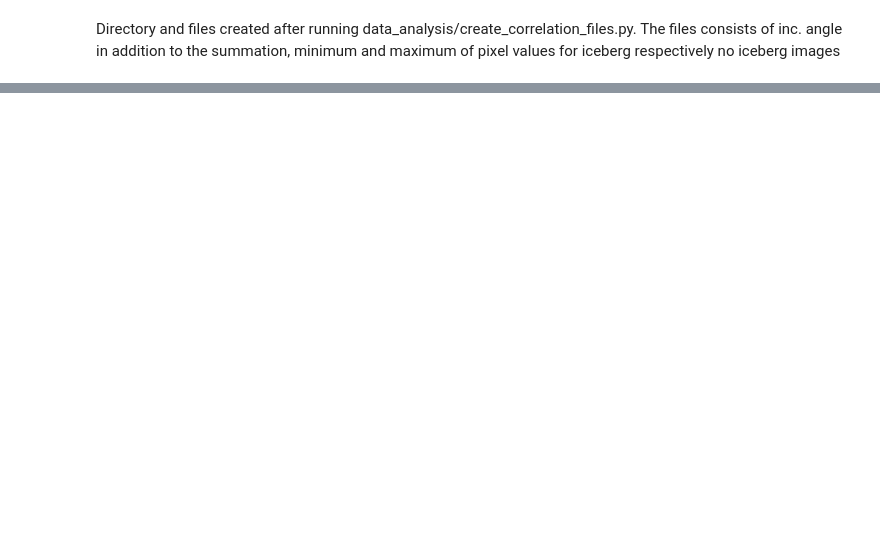
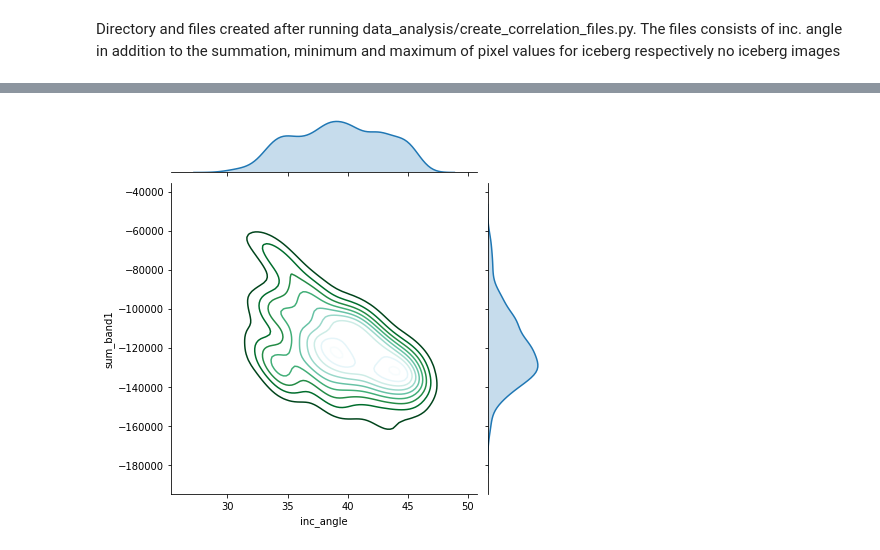
Before and after one commit to AIMovement/Statoil-C-CORE-Iceberg-Classifier-Challenge, a Jupyter notebook: data_analysis/correlation_analysis.ipynb, the cells around one changed output, grey strips where cells are left out. Saved outputs shown, nothing was run; the diff lists cells and outputs as text; code cells hidden in the pictures; blank space fills up the shorter version.

```diff
--- a/data_analysis/correlation_analysis.ipynb
+++ b/data_analysis/correlation_analysis.ipynb
@@ -29,7 +83,11 @@ TypeError: unsupported operand type(s) for /: 'str' and 'int'
 # %%
-stack = np.stack([iceberg_df['inc_angle'], iceberg_df['sum_band1']], axis=-1)
-df = pd.DataFrame(stack, columns=['inc_angle', 'sum_band1'])
-g = sns.JointGrid(x="inc_angle", y="sum_band1", data=df)
-g = g.plot_joint(sns.kdeplot, cmap="Blues_d")
+stack_band1 = np.stack([iceberg_df['inc_angle'], iceberg_df['sum_band1']], axis=-1)
+df_band1 = pd.DataFrame(stack_band1, columns=['inc_angle', 'sum_band1'])
+
+g = sns.JointGrid(x="inc_angle", y="sum_band1", data=df_band1)
+g = g.plot_joint(sns.kdeplot, cmap="BuGn_r")
 g = g.plot_marginals(sns.kdeplot, shade=True)
+
 plt.show()
+# %% [output]
+[figure, added]
```
Also changed, not shown: parts of 12 cells of this notebook.
